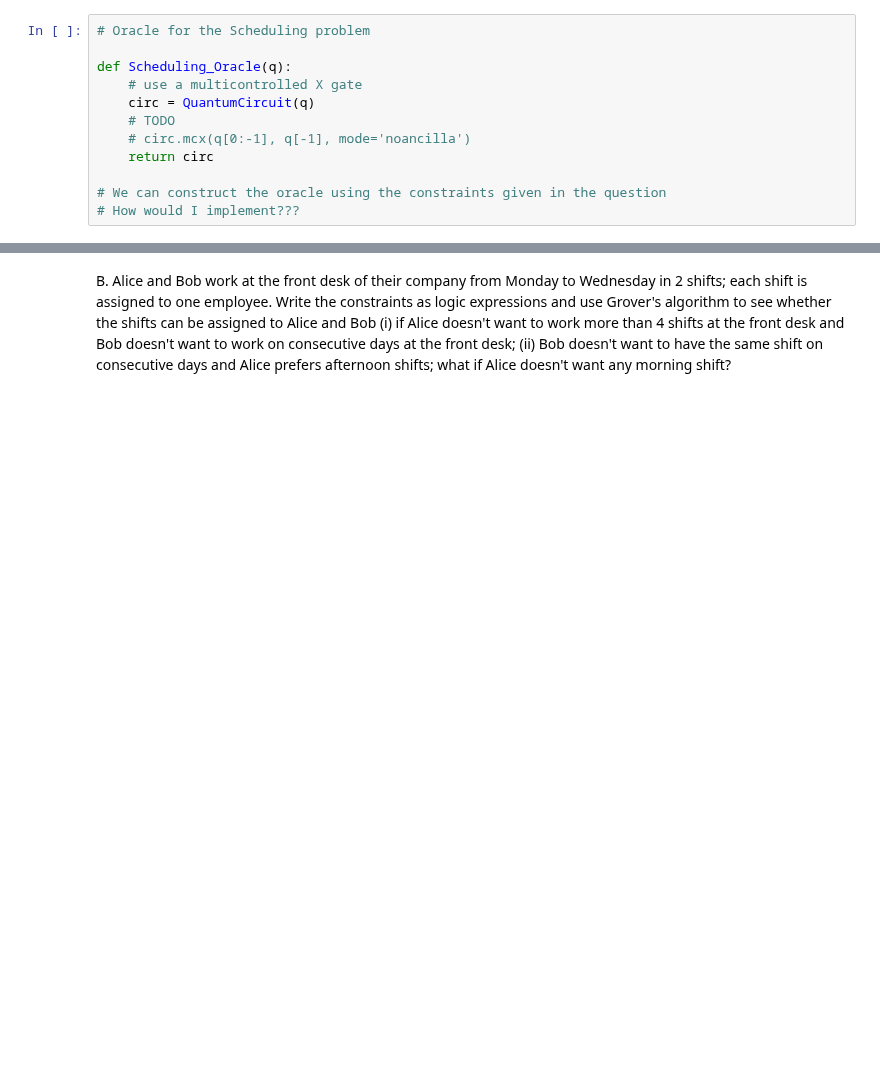
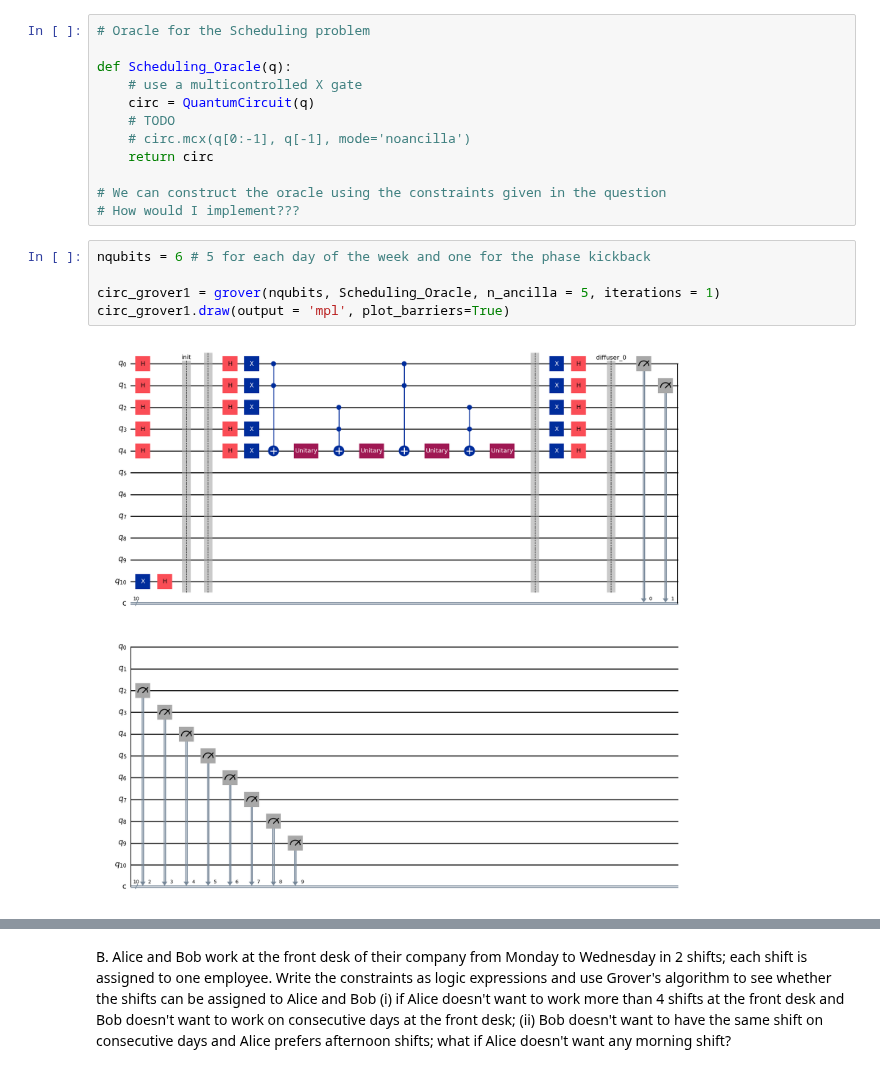
Before and after one commit to elijahkin/amsc698k, a Jupyter notebook: hw4/hw4.ipynb, the cells around one changed output, grey strips where cells are left out. Drawn from its saved outputs; the diff is of its cells as text; blank space fills up the shorter version.

```diff
--- a/hw4/hw4.ipynb
+++ b/hw4/hw4.ipynb
@@ -74,6 +75,13 @@ def Scheduling_Oracle(q):
 
 # We can construct the oracle using the constraints given in the question
 # How would I implement???
+# %%
+nqubits = 6 # 5 for each day of the week and one for the phase kickback
+
+circ_grover1 = grover(nqubits, Scheduling_Oracle, n_ancilla = 5, iterations = 1)
+circ_grover1.draw(output = 'mpl', plot_barriers=True)
+# %% [output]
+[figure, added]
 # %%
 nqubits = 5
 
```
Also changed, not shown: parts of 3 cells of this notebook.
